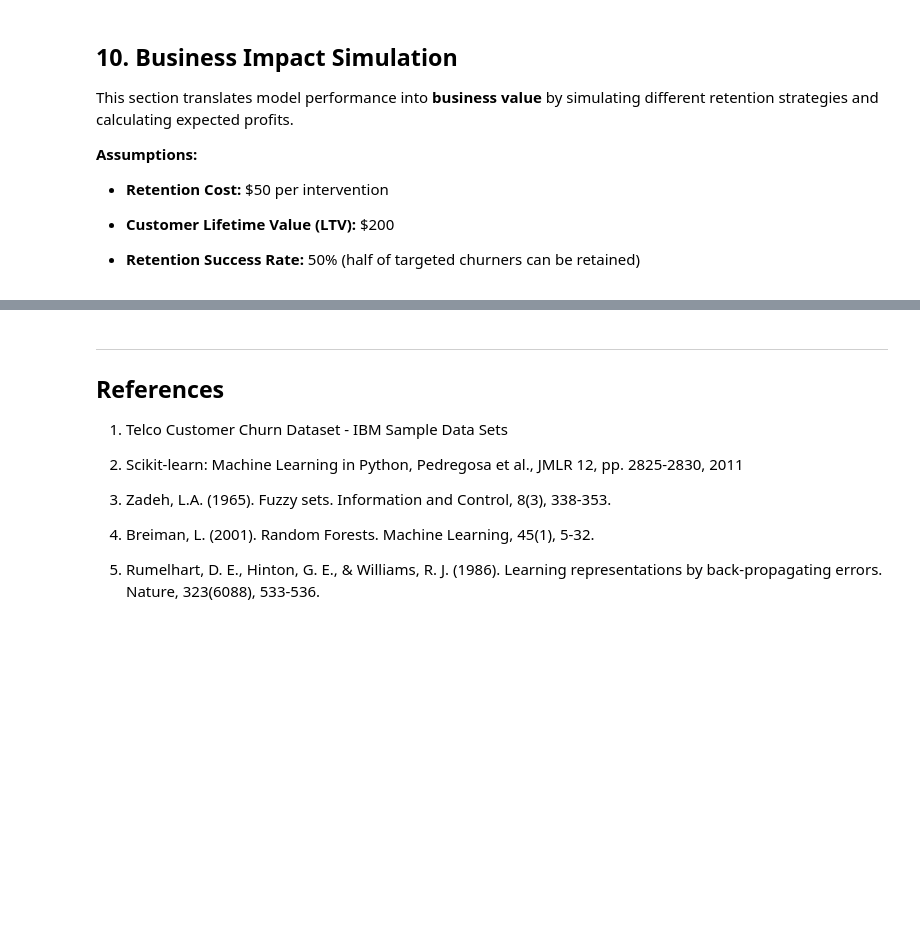
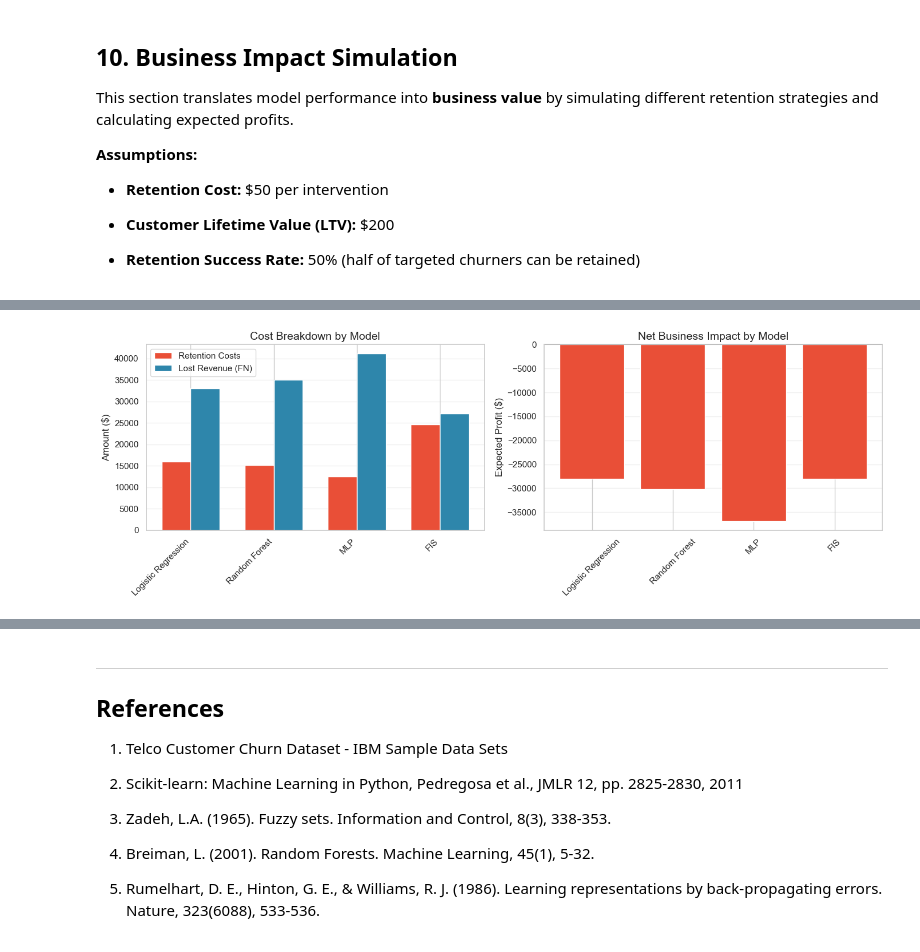
Before and after one commit to Skurios/Individual-Project, a Jupyter notebook: Code/code.ipynb, the cells around one changed output, grey strips where cells are left out. Drawn from its saved outputs; the diff is of its cells as text; code cells hidden in the pictures; blank space fills up the shorter version.

```diff
--- a/Code/code.ipynb
+++ b/Code/code.ipynb
@@ -2492,136 +2384,85 @@ for name, (fractions, profits) in profit_curves.items():
 # %%
 # ============================================================================
-
 # COST-BENEFIT MATRIX ANALYSIS
-
 # ============================================================================
 
-
-
 def calculate_business_metrics(y_true, y_pred, retention_cost, ltv, success_rate):
-
     """Calculate business metrics from predictions."""
-
     from sklearn.metrics import confusion_matrix
-
     tn, fp, fn, tp = confusion_matrix(y_true, y_pred).ravel()
 
-
-
     # Costs and benefits
-
     cost_tp = retention_cost  # Cost to retain true churner
-
     benefit_tp = ltv * success_rate  # Expected value from retained churner
-
     cost_fp = retention_cost  # Wasted cost on non-churner
-
     cost_fn = ltv  # Lost customer value
-
-
 
     total_profit = (tp * (benefit_tp - cost_tp) - fp * cost_fp - fn * cost_fn)
 
-
-
     return {
-
         'TP': tp, 'FP': fp, 'TN': tn, 'FN': fn,
-
         'Retention_Costs': (tp + fp) * retention_cost,
-
         'Retained_Value': tp * benefit_tp,
-
         'Lost_Revenue': fn * ltv,
-
         'Total_Profit': total_profit
-
     }
 
-
+# Define all predictions (using consistent model names)
+all_predictions = {
+    'Logistic Regression': lr_preds,
+    'Random Forest': rf_preds,
+    'MLP': mlp_best_preds,
+    'FIS': fis_preds.values
+}
 
 # Calculate business metrics for each model
-
 business_results = []
-
 for name, y_pred in all_predictions.items():
-
     metrics = calculate_business_metrics(y_test.values, y_pred, RETENTION_COST, CUSTOMER_LTV, SUCCESS_RATE)
-
     metrics['Model'] = name
-
     business_results.append(metrics)
 
-
-
 business_df = pd.DataFrame(business_results)[['Model', 'TP', 'FP', 'TN', 'FN',
-
                                                'Retention_Costs', 'Retained_Value',
-
                                                'Lost_Revenue', 'Total_Profit']]
 
-
-
 print("Business Impact Analysis (Test Set):")
-
 print("="*90)
-
 print(business_df.to_string(index=False))
 
-
-
-# Visualize business impact
-
+# Visualize business impact using consistent color scheme
 fig, axes = plt.subplots(1, 2, figsize=(14, 5))
 
-
-
 # Plot 1: Cost breakdown
-
 x = np.arange(len(business_df))
-
 width = 0.35
 
-
-
 axes[0].bar(x - width/2, business_df['Retention_Costs'], width, label='Retention Costs', color='#E94F37')
-
 axes[0].bar(x + width/2, business_df['Lost_Revenue'], width, label='Lost Revenue (FN)', color='#2E86AB')
-
 axes[0].set_xticks(x)
-
 axes[0].set_xticklabels(business_df['Model'], rotation=45, ha='right')
-
 axes[0].set_ylabel('Amount ($)')
-
 axes[0].set_title('Cost Breakdown by Model')
-
 axes[0].legend()
-
 axes[0].grid(True, alpha=0.3, axis='y')
 
+# Plot 2: Net profit comparison (using model-specific colors from MODEL_COLORS)
+bar_colors = [MODEL_COLORS.get(model, 'gray') for model in business_df['Model']]
+bars = axes[1].bar(business_df['Model'], business_df['Total_Profit'], color=bar_colors)
 
-
-# Plot 2: Net profit comparison
-
-colors = ['#28A745' if p > 0 else '#E94F37' for p in business_df['Total_Profit']]
-
-axes[1].bar(business_df['Model'], business_df['Total_Profit'], color=colors)
+# Add profit/loss indicators
+for bar, profit in zip(bars, business_df['Total_Profit']):
+    if profit < 0:
+        bar.set_edgecolor('#E94F37')
+        bar.set_linewidth(2)
 
 axes[1].axhline(y=0, color='black', linestyle='-', linewidth=0.5)
-
 axes[1].set_ylabel('Expected Profit ($)')
-
 axes[1].set_title('Net Business Impact by Model')
-
 axes[1].tick_params(axis='x', rotation=45)
-
 axes[1].grid(True, alpha=0.3, axis='y')
 
-
-
 plt.tight_layout()
-
 plt.savefig('fig_13_business_impact.png', dpi=150, bbox_inches='tight')
-
 plt.show()
+# %% [output]
@@ -2628,3 +2476,4 @@ plt.show()
+[figure, added]
 # %% [markdown]
 ## 11. Conclusions
 
```
Also changed, not shown: parts of 29 cells of this notebook.
